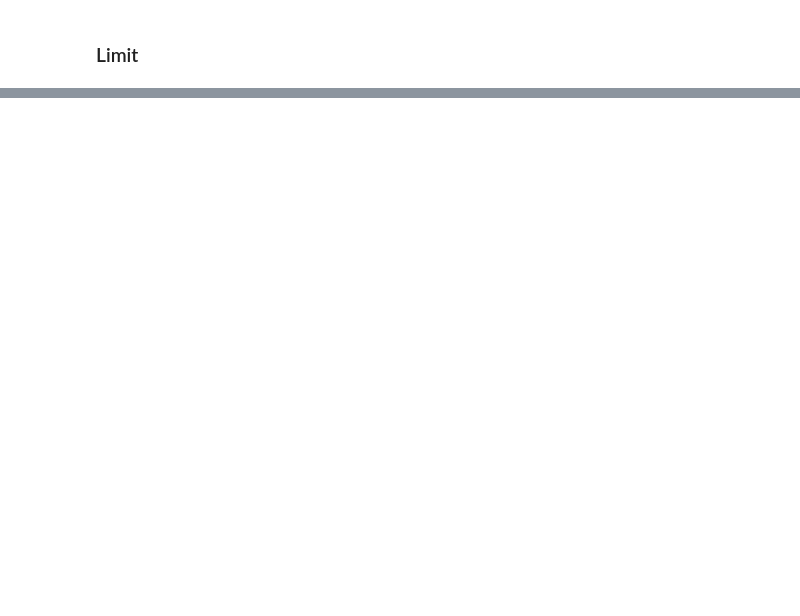
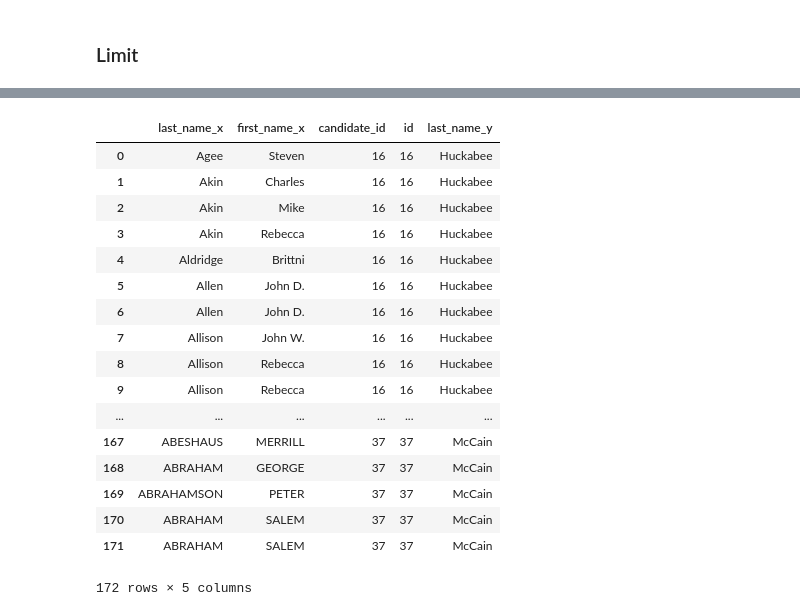
Before and after one commit to suyashSax/CS-109, a Jupyter notebook: Week 3/Lec 4 - Pandas and SQL.ipynb, the cells around one changed output, grey strips where cells are left out. Saved outputs shown, nothing was run; the diff lists cells and outputs as text; code cells hidden in the pictures; blank space fills up the shorter version.

```diff
--- a/Week 3/Lec 4 - Pandas and SQL.ipynb
+++ b/Week 3/Lec 4 - Pandas and SQL.ipynb
@@ -870,0 +1007,22 @@ dfcwci[:3]
+# %%
+cols_wanted = ['last_name_x', 'first_name_x', 'candidate_id', 'id', 'last_name_y']
+dfcwci.merge(dfcand, left_on="candidate_id", right_on="id")[cols_wanted]
+# %% [output]
+|  | last_name_x | first_name_x | candidate_id | id | last_name_y |
+| 0 | Agee | Steven | 16 | 16 | Huckabee |
+| 1 | Akin | Charles | 16 | 16 | Huckabee |
+| 2 | Akin | Mike | 16 | 16 | Huckabee |
+| 3 | Akin | Rebecca | 16 | 16 | Huckabee |
+| 4 | Aldridge | Brittni | 16 | 16 | Huckabee |
+| 5 | Allen | John D. | 16 | 16 | Huckabee |
+| 6 | Allen | John D. | 16 | 16 | Huckabee |
+| 7 | Allison | John W. | 16 | 16 | Huckabee |
+| 8 | Allison | Rebecca | 16 | 16 | Huckabee |
+| 9 | Allison | Rebecca | 16 | 16 | Huckabee |
+| ... | ... | ... | ... | ... | ... |
+| 167 | ABESHAUS | MERRILL | 37 | 37 | McCain |
+| 168 | ABRAHAM | GEORGE | 37 | 37 | McCain |
+| 169 | ABRAHAMSON | PETER | 37 | 37 | McCain |
+| 170 | ABRAHAM | SALEM | 37 | 37 | McCain |
+| 171 | ABRAHAM | SALEM | 37 | 37 | McCain |
+172 rows × 5 columns
```
Also changed, not shown: parts of 36 cells of this notebook, 1 other file.
